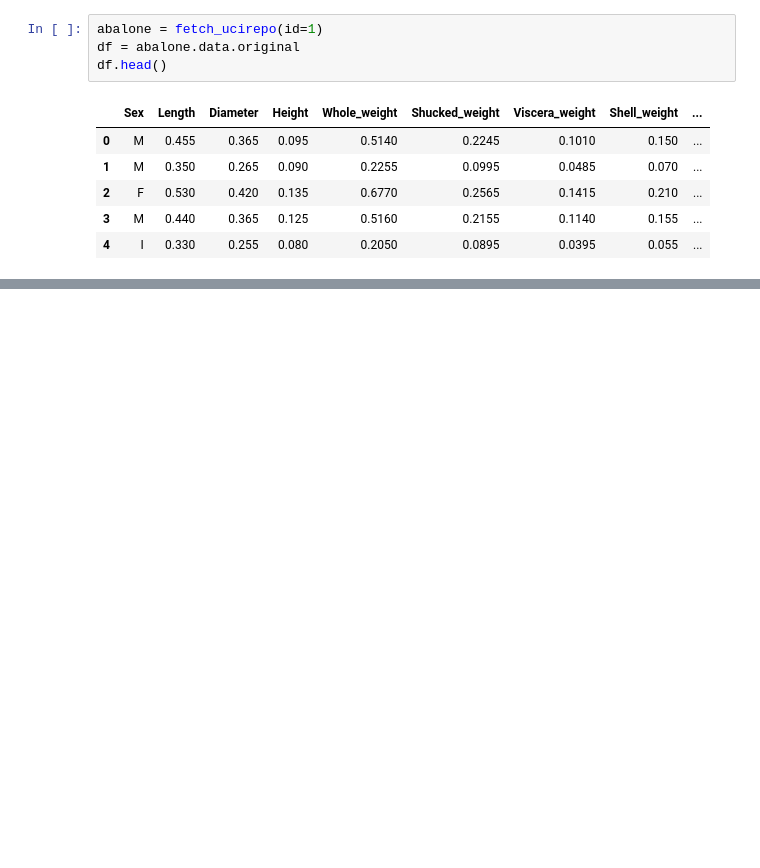
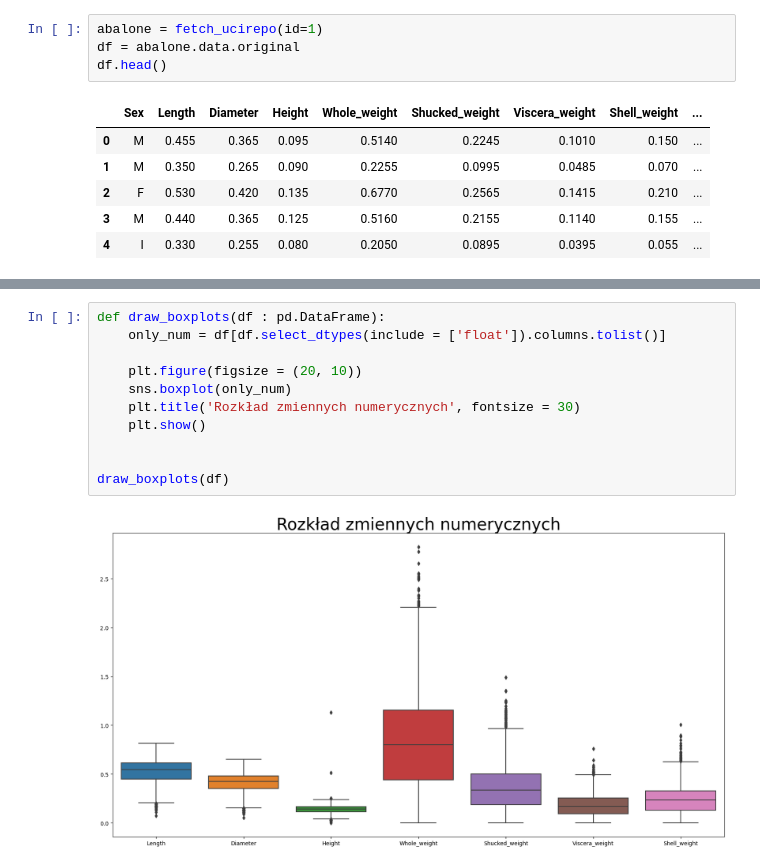
Before and after one commit to mweuro/ML_2024, a Jupyter notebook: task_4/ML_4.ipynb, the cells around one changed output, grey strips where cells are left out. Saved outputs shown, nothing was run; the diff lists cells and outputs as text; blank space fills up the shorter version.

```diff
--- a/task_4/ML_4.ipynb
+++ b/task_4/ML_4.ipynb
@@ -56,0 +74,13 @@ print(abalone.variables)
+# %%
+def draw_boxplots(df : pd.DataFrame):
+    only_num = df[df.select_dtypes(include = ['float']).columns.tolist()]
+
+    plt.figure(figsize = (20, 10))
+    sns.boxplot(only_num)
+    plt.title('Rozkład zmiennych numerycznych', fontsize = 30)
+    plt.show()
+
+
+draw_boxplots(df)
+# %% [output]
+[figure, added]
```
Also changed, not shown: parts of 22 cells of this notebook, 1 other file.
